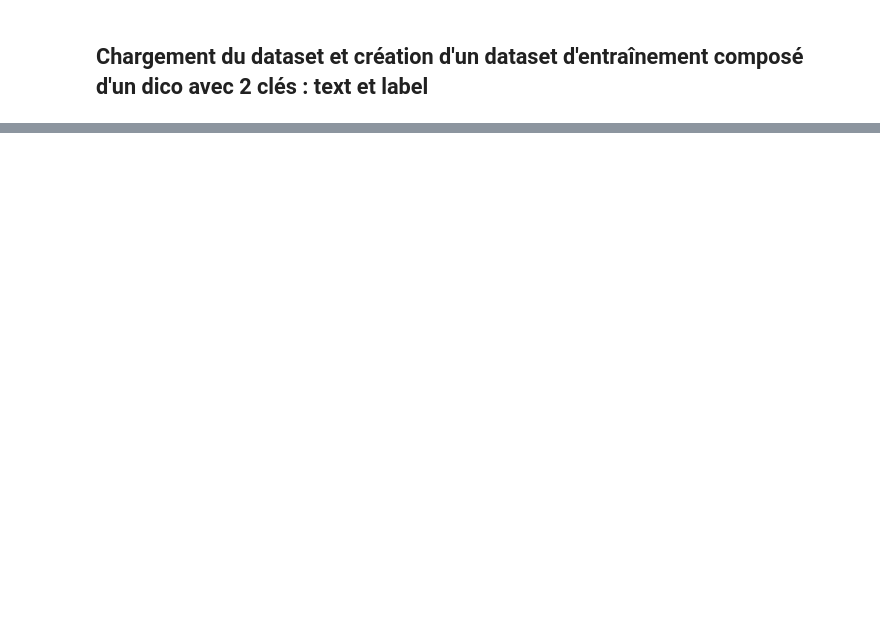
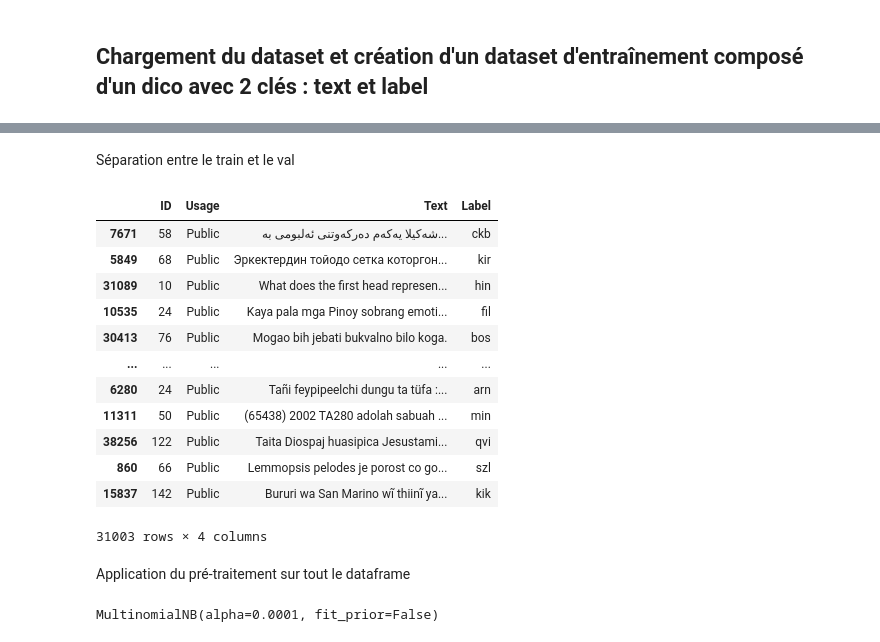
Before and after one commit to paullebolloch/kaggle_nlp, a Jupyter notebook: version_hippo.ipynb, the cells around one changed output, grey strips where cells are left out. Saved outputs shown, nothing was run; the diff lists cells and outputs as text; code cells hidden in the pictures; blank space fills up the shorter version.

```diff
--- a/version_hippo.ipynb
+++ b/version_hippo.ipynb
@@ -237,0 +128,23 @@ Entertainment       0.00      0.00      0.00        97
+# %% [markdown]
+Séparation entre le train et le val
+# %%
+from sklearn.model_selection import train_test_split
+train_set, val_set = train_test_split(data_train_without_nan_for_label, test_size=0.2, random_state=42)
+# %%
+train_set
+# %% [output]
+|  | ID | Usage | Text | Label |
+| 7671 | 58 | Public | شەکیلا یەکەم دەرکەوتنی ئەلبومی بە... | ckb |
+| 5849 | 68 | Public | Эркектердин тойодо сетка которгон... | kir |
+| 31089 | 10 | Public | What does the first head represen... | hin |
+| 10535 | 24 | Public | Kaya pala mga Pinoy sobrang emoti... | fil |
+| 30413 | 76 | Public | Mogao bih jebati bukvalno bilo koga. | bos |
+| ... | ... | ... | ... | ... |
+| 6280 | 24 | Public | Tañi feypipeelchi dungu ta tüfa :... | arn |
+| 11311 | 50 | Public | (65438) 2002 TA280 adolah sabuah ... | min |
+| 38256 | 122 | Public | Taita Diospaj huasipica Jesustami... | qvi |
+| 860 | 66 | Public | Lemmopsis pelodes je porost co go... | szl |
+| 15837 | 142 | Public | Bururi wa San Marino wĩ thiinĩ ya... | kik |
+31003 rows × 4 columns
+# %% [markdown]
+Application du pré-traitement sur tout le dataframe
@@ -237,0 +180,5 @@ Entertainment       0.00      0.00      0.00        97
+# %%
+naive_bayes = MultinomialNB(alpha= 0.0001, fit_prior = False)
+naive_bayes.fit(x_train,y_train)
+# %% [output]
+MultinomialNB(alpha=0.0001, fit_prior=False)
```
Also changed, not shown: parts of 43 cells of this notebook.
